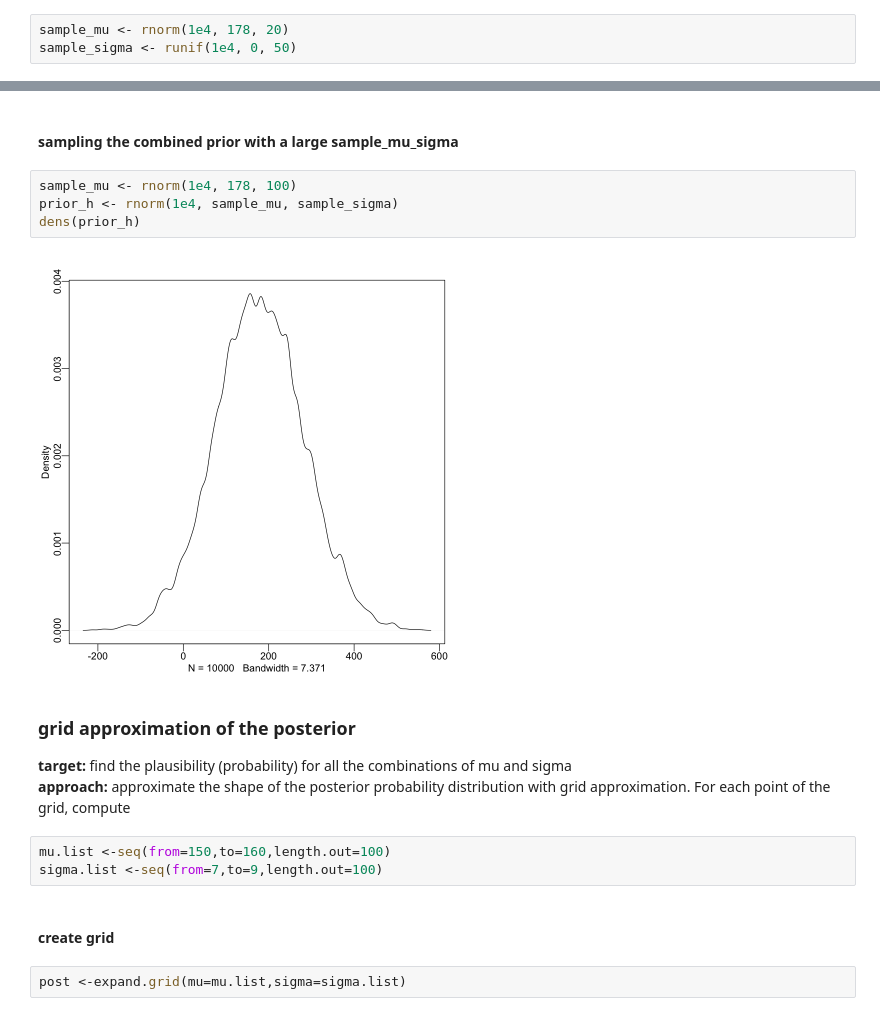
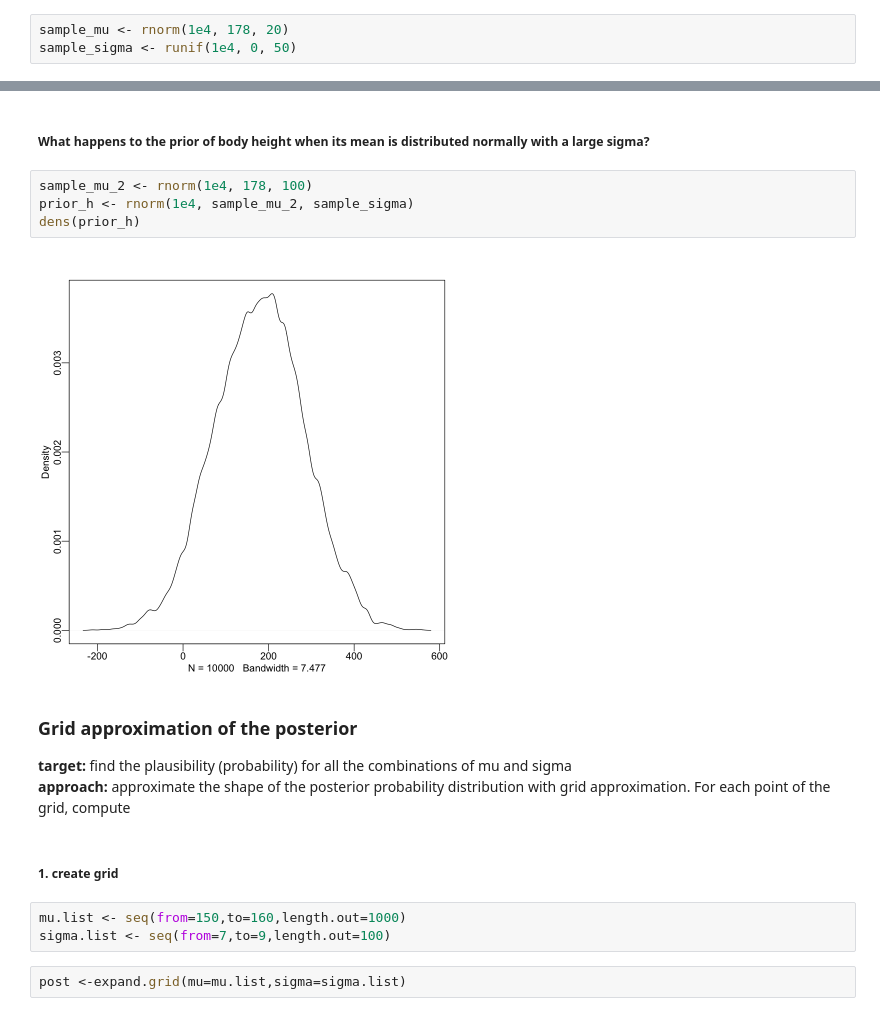
Before and after one commit to maxthemillion/statistical-rethinking, a Jupyter notebook: Chapter 4/c4_codeblocks.ipynb, the cells around one changed output, grey strips where cells are left out. Drawn from its saved outputs; the diff is of its cells as text.

```diff
--- a/Chapter 4/c4_codeblocks.ipynb
+++ b/Chapter 4/c4_codeblocks.ipynb
@@ -75,20 +82,20 @@ dens(prior_h)
-# %% [markdown]
-#### sampling the combined prior with a large sample_mu_sigma
+# %% [markdown]
+##### What happens to the prior of body height when its mean is distributed normally with a large sigma?
 # %%
-sample_mu <- rnorm(1e4, 178, 100)
-prior_h <- rnorm(1e4, sample_mu, sample_sigma)
+sample_mu_2 <- rnorm(1e4, 178, 100)
+prior_h <- rnorm(1e4, sample_mu_2, sample_sigma)
 dens(prior_h)
 # %% [output]
-[figure, old version]
+[figure, new version]
 # %% [markdown]
-### grid approximation of the posterior
+### Grid approximation of the posterior
 **target:** find the plausibility (probability) for all the combinations of mu and sigma
 **approach:** approximate the shape of the posterior probability distribution with grid approximation. For each point of the grid, compute
+# %% [markdown]
+##### 1. create grid
 # %%
-mu.list <-seq(from=150,to=160,length.out=100)
-sigma.list <-seq(from=7,to=9,length.out=100)
+mu.list <- seq(from=150,to=160,length.out=1000)
+sigma.list <- seq(from=7,to=9,length.out=100)
-# %% [markdown]
-#### create grid
 # %%
 post <-expand.grid(mu=mu.list,sigma=sigma.list)
 # %% [markdown]
```
Also changed, not shown: parts of 83 cells of this notebook, 1 other file.
